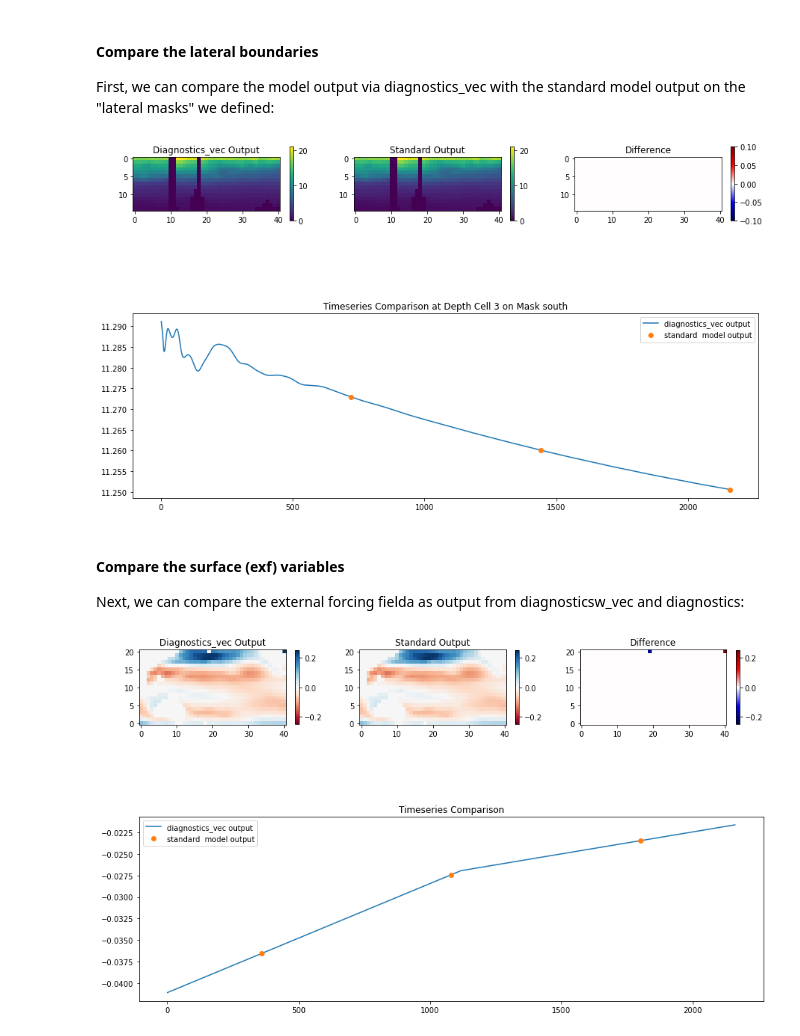
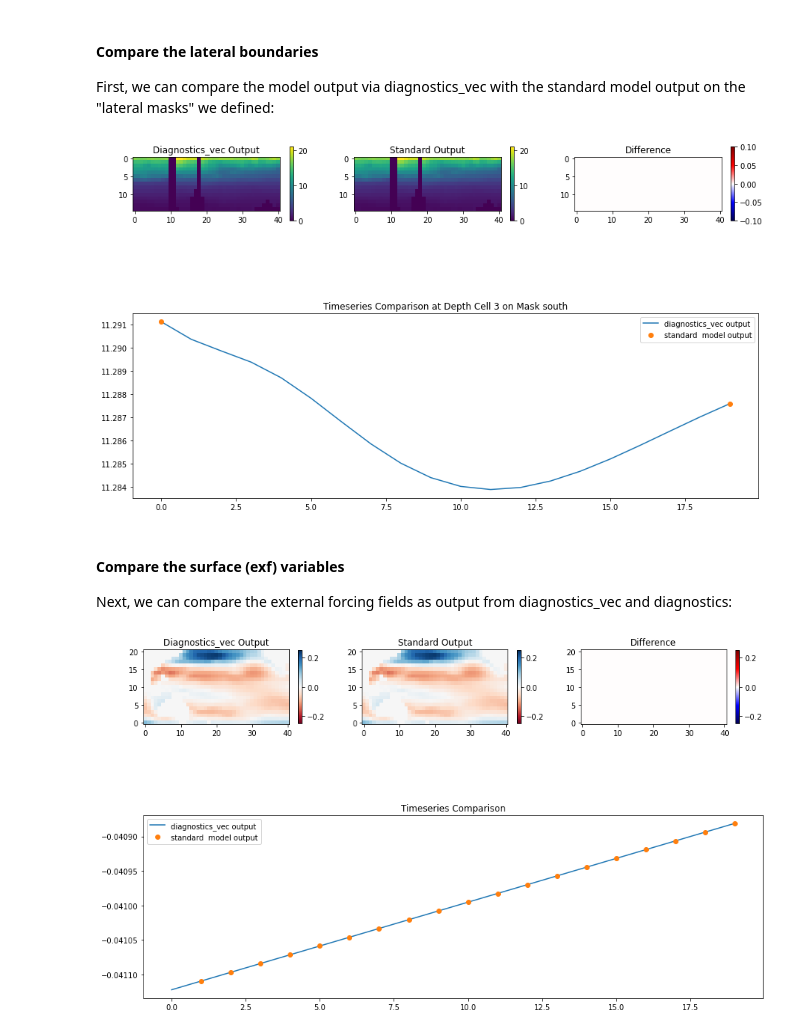
Before and after one commit to mhwood/diagnostics_vec, a Jupyter notebook: notebooks/global_with_exf.ipynb, the cells around one changed output. Cells and saved outputs as stored; diff of their text form; code cells hidden in the pictures.

```diff
--- a/notebooks/global_with_exf.ipynb
+++ b/notebooks/global_with_exf.ipynb
@@ -116,7 +122,7 @@ run_dir = '../../../MITgcm/MITgcm_fresh/verification/global_with_exf/run'
 
 Nx = 90
 Ny = 40
-nTimesteps = 2160
+nTimesteps = 20
 Nr = 15
 
 # extents of the masks (defined in input_dc/create_masks.py)
@@ -133,7 +139,8 @@ from MITgcmutils.mds import rdmds
 # choose some parameters to plot
 var_name = 'THETA' # THETA, SALT, UVEL, VVEL, or WVEL
 mask_name = 'south' # north, south, east, or west
-comparison_timestep = 720 #720, 1440, 2160
+diag_vec_timestep = 19 #720, 1440, 2160
+diag_timestep = 1 # 1,2,3
 test_row = 5 # between 0 and 20 (=max_row - min_row)
 test_col = 7 # between 0 and 40 (=max_col - min_col)
 test_depth_level = 3
@@ -147,27 +154,27 @@ if mask_name in ['north','south']:
 if mask_name in ['east','west']:
     diag_vec_output = np.reshape(diag_vec_output,(nTimesteps,Nr,max_row-min_col+1))
     diag_vec_timeseries = diag_vec_output[:,test_depth_level,test_row]
-diag_vec_comparison_field = diag_vec_output[comparison_timestep-1,:,:] #no IC's here
+diag_vec_comparison_field = diag_vec_output[diag_vec_timestep,:,:] #no IC's here
+
 
 # read in the diagnostics output
 file_prefix = os.path.join(run_dir,var_name[0])
-standard_output = rdmds(file_prefix,[720,1440,2160])
-standard_output_timestep = [720,1440,2160].index(comparison_timestep)
+standard_output = rdmds(file_prefix,[0,20])
 
 if mask_name=='north':
-    standard_output_comparison_field = standard_output[standard_output_timestep,:,
+    standard_output_comparison_field = standard_output[diag_timestep,:,
                                                       max_row,min_col:max_col+1]
     standard_output_timeseries = standard_output[:,test_depth_level,max_row,min_col+test_col]
 if mask_name=='south':
-    standard_output_comparison_field = standard_output[standard_output_timestep,:,
+    standard_output_comparison_field = standard_output[diag_timestep,:,
                                                       min_row,min_col:max_col+1]
     standard_output_timeseries = standard_output[:,test_depth_level,min_row,min_col+test_col]
 if mask_name in ['east']:
-    standard_output_comparison_field = standard_output[standard_output_timestep,:,
+    standard_output_comparison_field = standard_output[diag_timestep,:,
                                                       min_row:max_row+1,max_col]
     standard_output_timeseries = standard_output[:,test_depth_level,min_row+test_row,max_col]
 if mask_name in ['west']:
-    standard_output_comparison_field = standard_output[standard_output_timestep,:,
+    standard_output_comparison_field = standard_output[diag_timestep,:,
                                                       min_row+test_row,min_col]
     standard_output_timeseries = standard_output[:,test_depth_level,min_row+test_row,min_col]
 
@@ -188,23 +195,24 @@ plt.colorbar(C3, shrink=0.4)
 plt.title('Difference')
 
 plt.subplot(2,1,2)
-plt.plot(np.arange(1,2161),diag_vec_timeseries,label='diagnostics_vec output')
-plt.plot(np.arange(720,2161,720),standard_output_timeseries,'.',markersize=12,
+plt.plot(np.arange(0,20),diag_vec_timeseries,label='diagnostics_vec output')
+plt.plot(np.array([0,19]),standard_output_timeseries,'.',markersize=12,
          label='standard  model output')
 plt.legend()
 plt.title('Timeseries Comparison at Depth Cell '+str(test_depth_level)+' on Mask '+mask_name)
 plt.show()
 # %% [output]
-[figure, old version]
+[figure, new version]
 # %% [markdown]
 #### Compare the surface (exf) variables
-Next, we can compare the external forcing fielda as output from diagnosticsw_vec and diagnostics:
+Next, we can compare the external forcing fields as output from diagnostics_vec and diagnostics:
 # %%
 from MITgcmutils.mds import rdmds
 
 # choose some parameters to plot
 var_name = 'USTRESS' # THETA, SALT, UVEL, VVEL, or WVEL
-comparison_timestep = 360 #360, 1080, or 1800
+diag_vec_timestep = 11 #360, 1080, or 1800
+diag_timestep = 10
 test_row = 15 # between 0 and 20 (=max_row - min_row)
 test_col = 20 # between 0 and 40 (=max_col - min_col)
 
@@ -213,57 +221,39 @@ file_path = os.path.join(run_dir,'surface_mask_'+var_name+'.bin')
 diag_vec_output = np.fromfile(file_path,'>f4')
 diag_vec_output = np.reshape(diag_vec_output,(nTimesteps,max_row-min_row+1,max_col-min_col+1))
 diag_vec_timeseries = diag_vec_output[:,test_row,test_col]
-diag_vec_comparison_field = diag_vec_output[360,:,:] #no IC's here
+diag_vec_comparison_field = diag_vec_output[diag_vec_timestep,:,:] #no IC's here
 
 # # read in the diagnostics output
 file_prefix = os.path.join(run_dir,'diagsEXF')
-standard_output = rdmds(file_prefix,[360,1080,1800])
-standard_output_timestep = [360,1080,1800].index(comparison_timestep)
+standard_output = rdmds(file_prefix,np.arange(1,20).tolist())
 var_index = ['USTRESS','VSTRESS','QNET','EMPMR'].index(var_name)
-standard_output_comparison_field = standard_output[standard_output_timestep,var_index,
+standard_output_comparison_field = standard_output[diag_timestep,var_index,
                                                    min_row:max_row+1,min_col:max_col+1]
 standard_output_timeseries = standard_output[:,var_index,min_row+test_row,min_col+test_col]
-
-# if mask_name=='north':
-#     standard_output_comparison_field = standard_output[standard_output_timestep,:,
-#                                                       max_row,min_col:max_col+1]
-#     standard_output_timeseries = standard_output[:,test_depth_level,max_row,min_col+test_col]
-# if mask_name=='south':
-#     standard_output_comparison_field = standard_output[standard_output_timestep,:,
-#                                                       min_row,min_col:max_col+1]
-#     standard_output_timeseries = standard_output[:,test_depth_level,min_row,min_col+test_col]
-# if mask_name in ['east']:
-#     standard_output_comparison_field = standard_output[standard_output_timestep,:,
-#                                                       min_row:max_row+1,max_col]
-#     standard_output_timeseries = standard_output[:,test_depth_level,min_row+test_row,max_col]
-# if mask_name in ['west']:
-#     standard_output_comparison_field = standard_output[standard_output_timestep,:,
-#                                                       min_row+test_row,min_col]
-#     standard_output_timeseries = standard_output[:,test_depth_level,min_row+test_row,min_col]
 
 plt.figure(figsize=(15,10))
 plt.subplot(2,3,1)
 C = plt.imshow(diag_vec_comparison_field,origin='lower',cmap='RdBu',vmin=-0.25,vmax=0.25)
 plt.colorbar(C, shrink=0.4)
 plt.title('Diagnostics_vec Output')
 
 plt.subplot(2,3,2)
 C2 = plt.imshow(standard_output_comparison_field,origin='lower',cmap='RdBu',vmin=-0.25,vmax=0.25)
 plt.colorbar(C2, shrink=0.4)
 plt.title('Standard Output')
 
 plt.subplot(2,3,3)
 C3 = plt.imshow(diag_vec_comparison_field - standard_output_comparison_field,origin='lower',
                 cmap='seismic',vmin=-0.25,vmax=0.25)
 plt.colorbar(C3, shrink=0.4)
 plt.title('Difference')
 
 plt.subplot(2,1,2)
-plt.plot(np.arange(1,2161),diag_vec_timeseries,label='diagnostics_vec output')
-plt.plot([360,1080,1800],standard_output_timeseries,'.',markersize=12,
+plt.plot(np.arange(0,20),diag_vec_timeseries,label='diagnostics_vec output')
+plt.plot(np.arange(1,20),standard_output_timeseries,'.',markersize=12,
          label='standard  model output')
 plt.legend()
 plt.title('Timeseries Comparison')
 plt.show()
 # %% [output]
-[figure, old version]
+[figure, new version]
```
Also changed, not shown: parts of 3 cells of this notebook, 17 other files.
